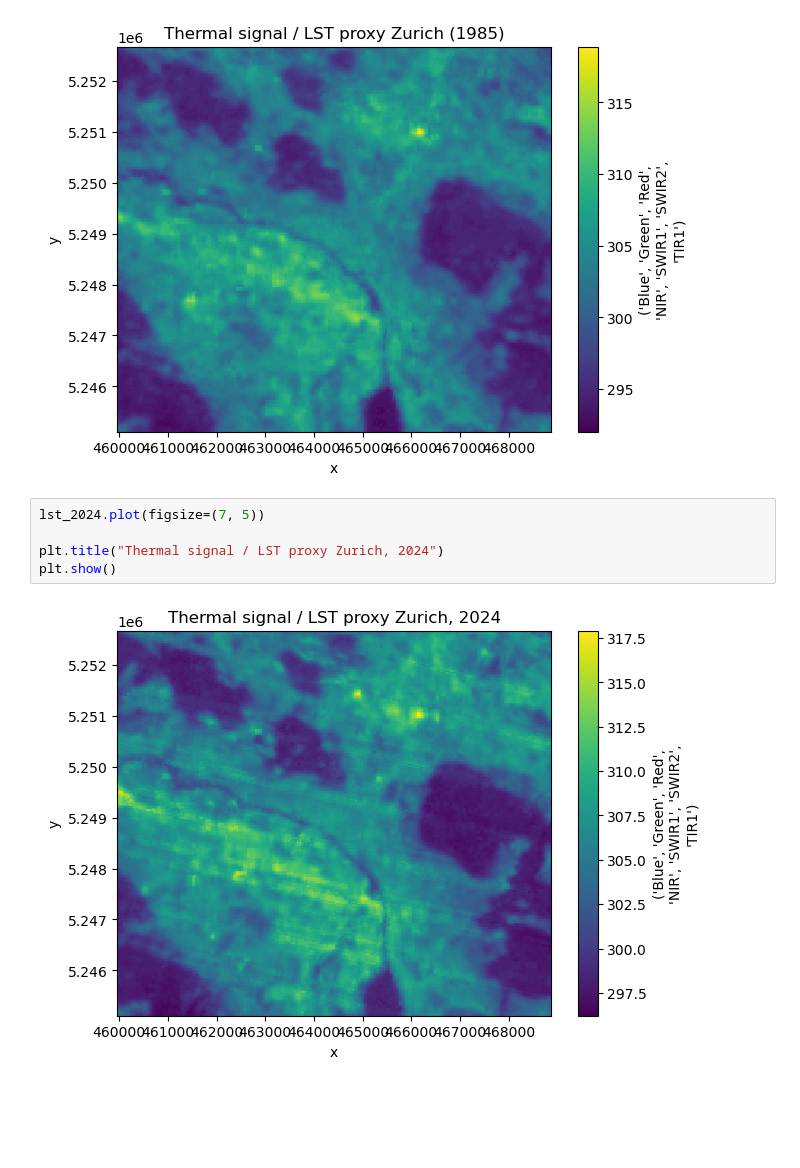
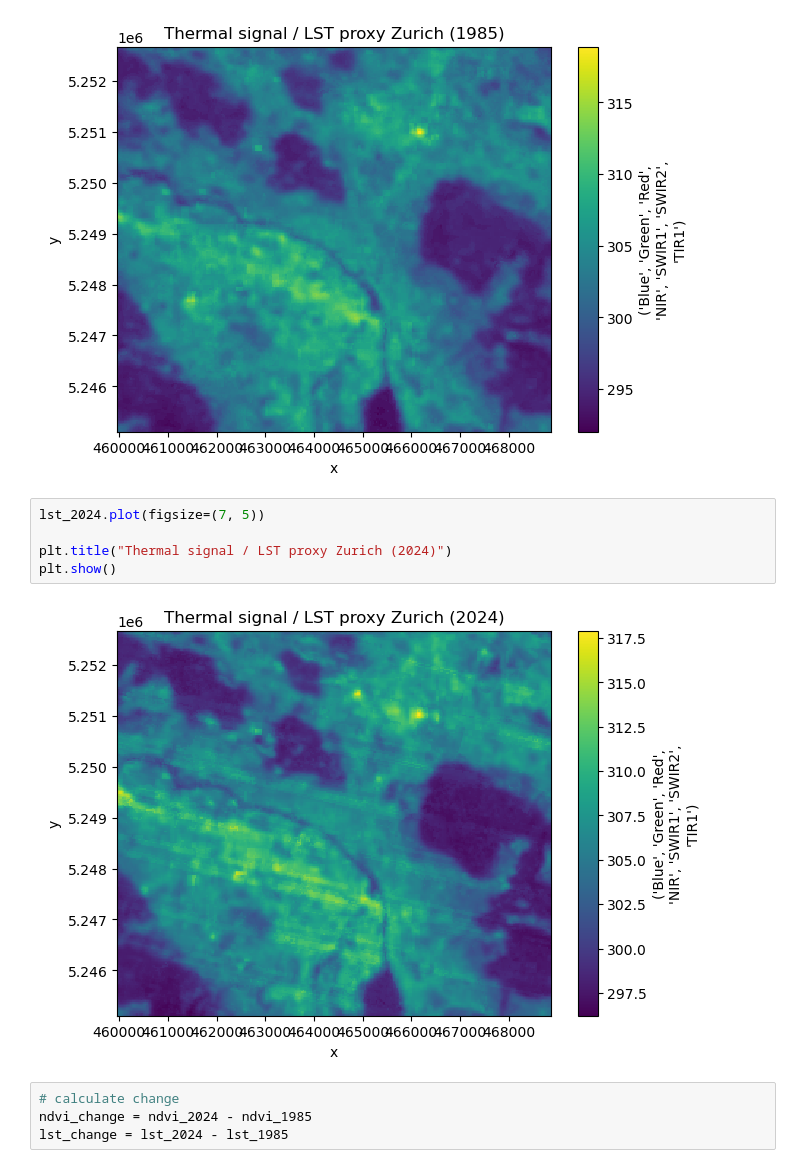
Before and after one commit to silhoe/SDS_project, a Jupyter notebook: notebooks/Project3.ipynb, the cells around one changed output. Cells and saved outputs as stored; diff of their text form; blank space fills up the shorter version.

```diff
--- a/notebooks/Project3.ipynb
+++ b/notebooks/Project3.ipynb
@@ -166,7 +166,11 @@ plt.show()
 # %%
 lst_2024.plot(figsize=(7, 5))
 
-plt.title("Thermal signal / LST proxy Zurich, 2024")
+plt.title("Thermal signal / LST proxy Zurich (2024)")
 plt.show()
 # %% [output]
-[figure, old version]
+[figure, new version]
+# %%
+# calculate change
+ndvi_change = ndvi_2024 - ndvi_1985
+lst_change = lst_2024 - lst_1985
```
Also changed, not shown: parts of 2 cells of this notebook.
